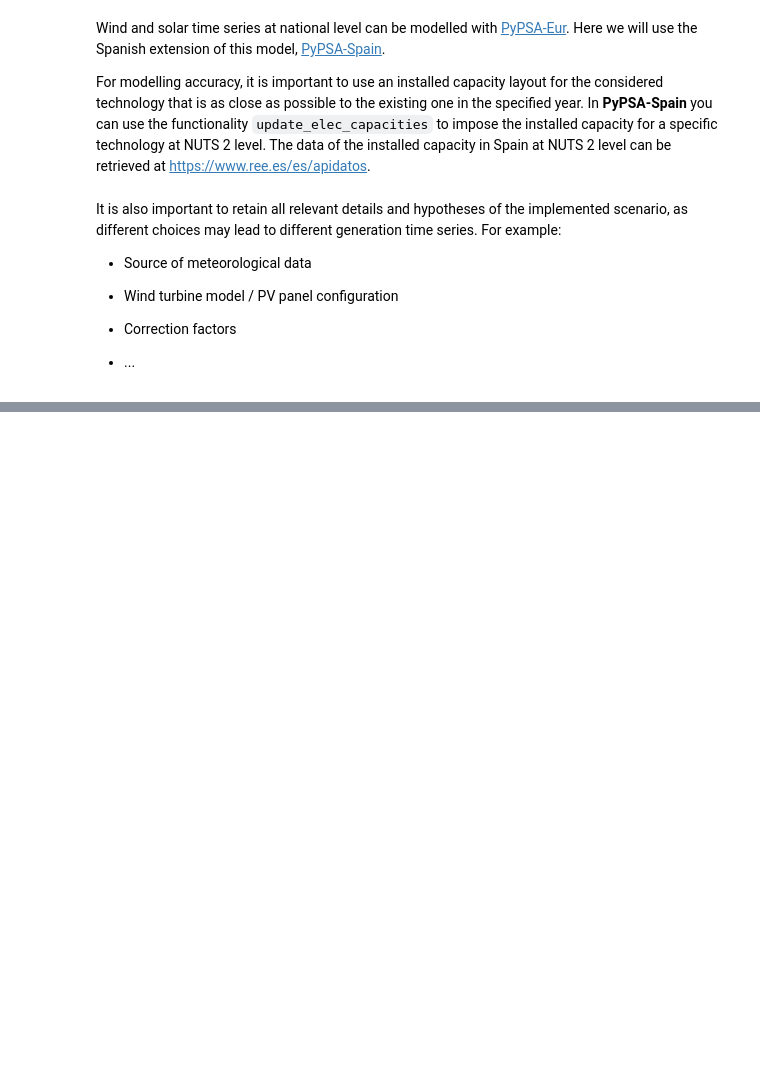
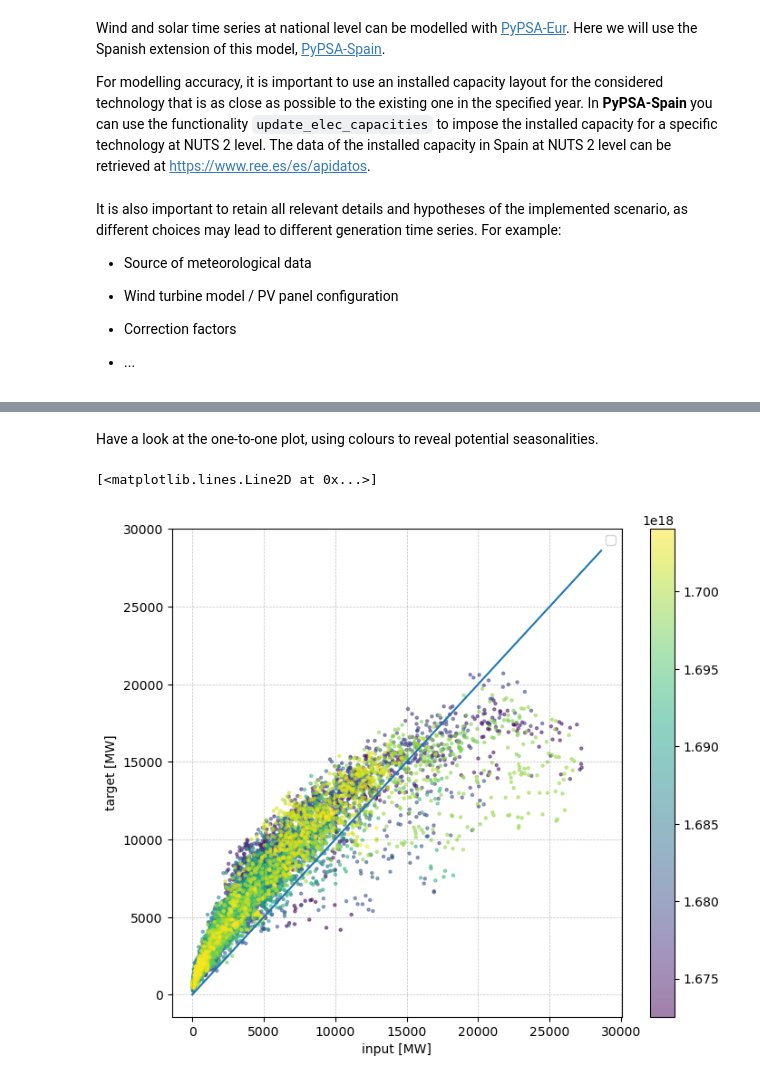
Before and after one commit to cristobal-GC/Q2Q_repository, a Jupyter notebook: notebooks/Tutorial_Creating_Q2Q_transform.ipynb, the cells around one changed output, grey strips where cells are left out. Drawn from its saved outputs; the diff is of its cells as text; code cells hidden in the pictures; blank space fills up the shorter version.

```diff
--- a/notebooks/Tutorial_Creating_Q2Q_transform.ipynb
+++ b/notebooks/Tutorial_Creating_Q2Q_transform.ipynb
@@ -58,0 +123,29 @@ df_input = n.generators_t['p'].filter(like=carrier).sum(axis=1).to_frame(name='v
+# %% [markdown]
+Have a look at the one-to-one plot, using colours to reveal potential seasonalities.
+# %%
+fig, ax = plt.subplots(1,1,figsize=(8,7))
+
+plt.scatter(df_input['value'], df_target['value'],
+            c=pd.to_numeric(df_input.index), ### to explore season dependency
+            s = 5,
+            alpha=0.5)
+
+### to explore season dependency
+cbar = plt.colorbar()
+
+plt.xlabel('input [MW]')
+plt.ylabel('target [MW]')
+ax.legend()
+
+ax.tick_params(axis='both', which='major')  #, labelsize=labelsize)
+
+# Add grid lines
+plt.grid(True, linestyle='--', linewidth=0.5, color='black', alpha=0.25)
+
+# ax.set_title(f'{'value'}: employed data', fontsize=fontsize)
+
+x_max = 1.05*max([df_input.max().max(),df_target.max().max()])
+plt.plot([0, x_max],[0, x_max])
+# %% [output]
+[<matplotlib.lines.Line2D at 0x...>]
+[figure, added]
```
Also changed, not shown: parts of 22 cells of this notebook, 25 other files.
